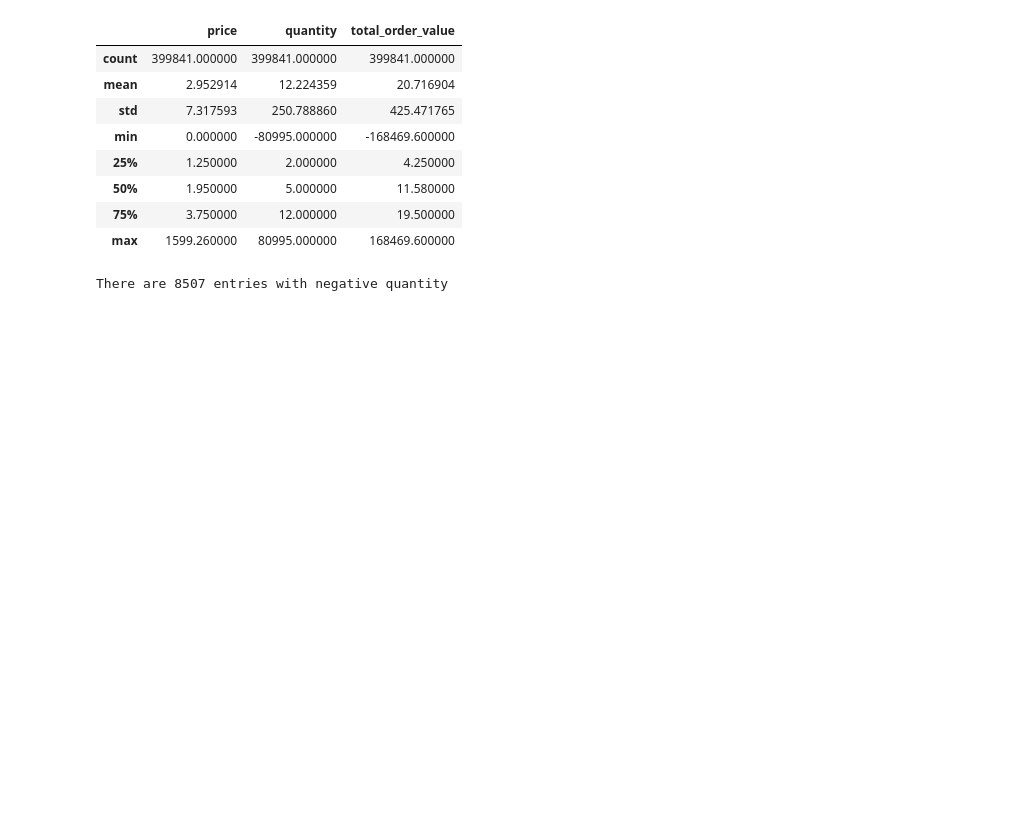
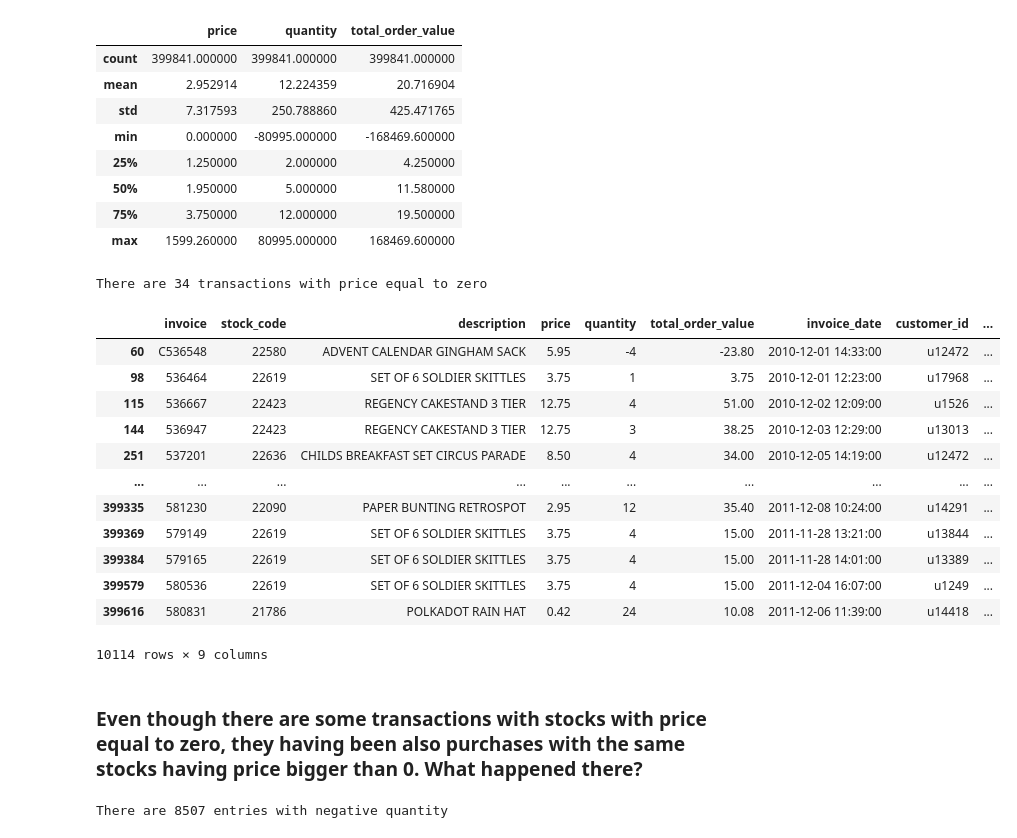
Before and after one commit to adriannaluz/data-analysis_portfolio, a Jupyter notebook: customer_segmentation/notebooks/data_exploration.ipynb, the cells around one changed output. Saved outputs shown, nothing was run; the diff lists cells and outputs as text; code cells hidden in the pictures; blank space fills up the shorter version.

```diff
--- a/customer_segmentation/notebooks/data_exploration.ipynb
+++ b/customer_segmentation/notebooks/data_exploration.ipynb
@@ -71,3 +73,24 @@ ot_cleaned.describe()
 | 50% | 1.950000 | 5.000000 | 11.580000 |
 | 75% | 3.750000 | 12.000000 | 19.500000 |
 | max | 1599.260000 | 80995.000000 | 168469.600000 |
+# %%
+no_price_stock = ot_cleaned[ot_cleaned.price <= 0]['stock_code'].unique()
+print(f"There are {ot_cleaned[ot_cleaned.price <= 0].shape[0]} transactions with price equal to zero")
+ot_cleaned[ot_cleaned['stock_code'].isin(no_price_stock)]
+# %% [output]
+There are 34 transactions with price equal to zero
+|  | invoice | stock_code | description | price | quantity | total_order_value | invoice_date | customer_id | ... |
+| 60 | C536548 | 22580 | ADVENT CALENDAR GINGHAM SACK | 5.95 | -4 | -23.80 | 2010-12-01 14:33:00 | u12472 | ... |
+| 98 | 536464 | 22619 | SET OF 6 SOLDIER SKITTLES | 3.75 | 1 | 3.75 | 2010-12-01 12:23:00 | u17968 | ... |
+| 115 | 536667 | 22423 | REGENCY CAKESTAND 3 TIER | 12.75 | 4 | 51.00 | 2010-12-02 12:09:00 | u1526 | ... |
+| 144 | 536947 | 22423 | REGENCY CAKESTAND 3 TIER | 12.75 | 3 | 38.25 | 2010-12-03 12:29:00 | u13013 | ... |
+| 251 | 537201 | 22636 | CHILDS BREAKFAST SET CIRCUS PARADE | 8.50 | 4 | 34.00 | 2010-12-05 14:19:00 | u12472 | ... |
+| ... | ... | ... | ... | ... | ... | ... | ... | ... | ... |
+| 399335 | 581230 | 22090 | PAPER BUNTING RETROSPOT | 2.95 | 12 | 35.40 | 2011-12-08 10:24:00 | u14291 | ... |
+| 399369 | 579149 | 22619 | SET OF 6 SOLDIER SKITTLES | 3.75 | 4 | 15.00 | 2011-11-28 13:21:00 | u13844 | ... |
+| 399384 | 579165 | 22619 | SET OF 6 SOLDIER SKITTLES | 3.75 | 4 | 15.00 | 2011-11-28 14:01:00 | u13389 | ... |
+| 399579 | 580536 | 22619 | SET OF 6 SOLDIER SKITTLES | 3.75 | 4 | 15.00 | 2011-12-04 16:07:00 | u1249 | ... |
+| 399616 | 580831 | 21786 | POLKADOT RAIN HAT | 0.42 | 24 | 10.08 | 2011-12-06 11:39:00 | u14418 | ... |
+10114 rows × 9 columns
+# %% [markdown]
+### Even though there are some transactions with stocks with price equal to zero, they having been also purchases with the same stocks having price bigger than 0. What happened there?
```
Also changed, not shown: parts of 38 cells of this notebook.
